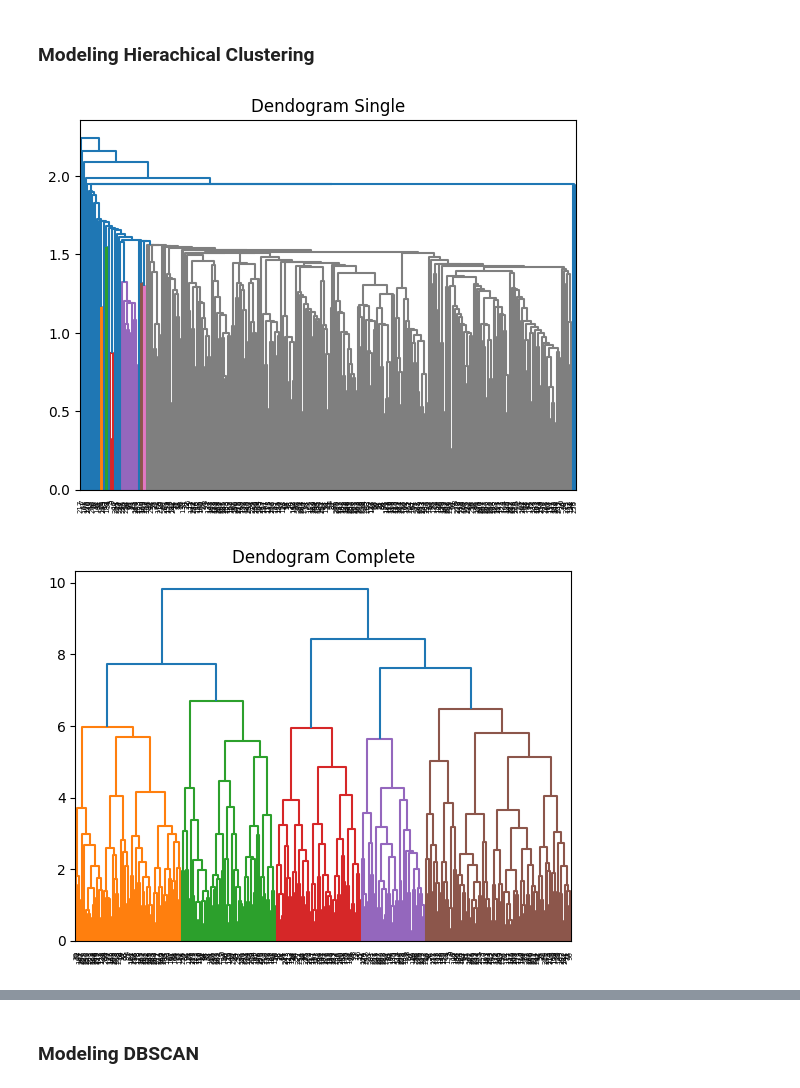
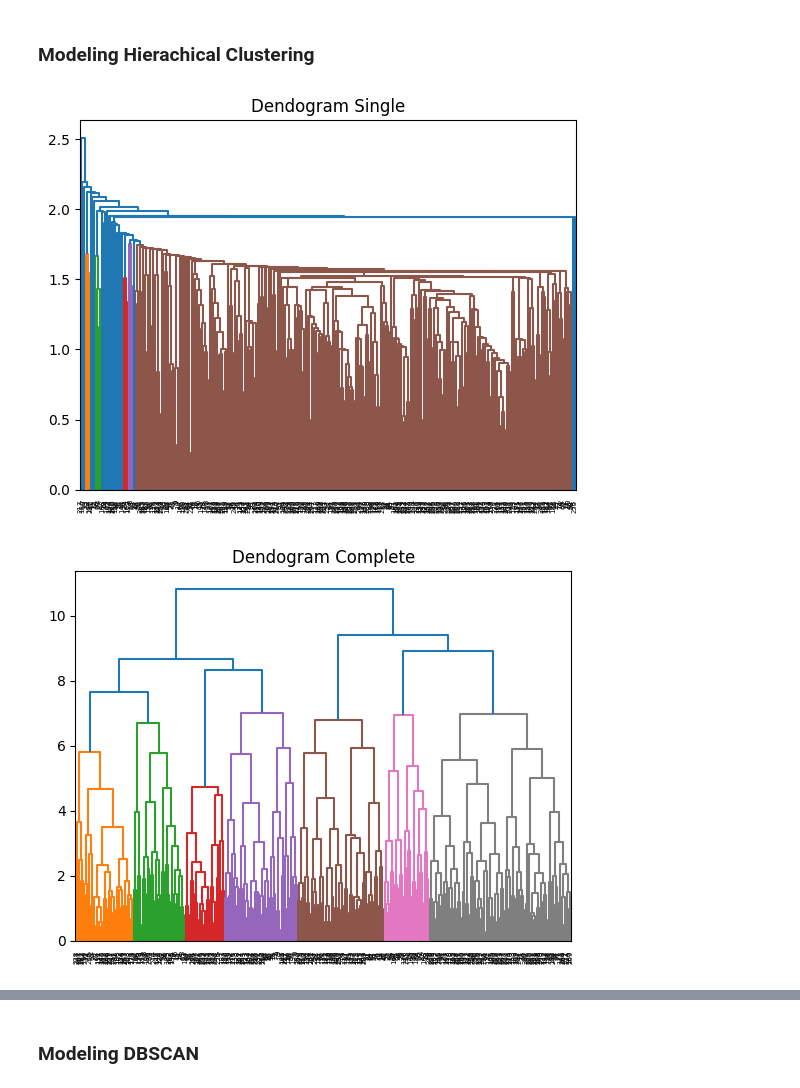
Before and after one commit to Jremiegii/Pembelajaran_Mesin, a Jupyter notebook: Pratikum6/HeartFailureClinical.ipynb, the cells around one changed output, grey strips where cells are left out. Drawn from its saved outputs; the diff is of its cells as text; code cells hidden in the pictures.

```diff
--- a/Pratikum6/HeartFailureClinical.ipynb
+++ b/Pratikum6/HeartFailureClinical.ipynb
@@ -307,17 +307,17 @@ K-means accuracy: 0.4816
 import scipy.cluster.hierarchy as shc
 # %%
 plt.title('Dendogram Single')
-cluster = shc.linkage(scaled_data.iloc[:,:-1], method='single', metric='cityblock')
+cluster = shc.linkage(scaled_data, method='single', metric='cityblock')
 shc.dendrogram(Z=cluster)
 plt.show()
 # %% [output]
-[figure, old version]
+[figure, new version]
 # %%
 plt.title('Dendogram Complete')
-cluster = shc.linkage(scaled_data.iloc[:,:-1], method='complete', metric='cityblock')
+cluster = shc.linkage(scaled_data, method='complete', metric='cityblock')
 shc.dendrogram(Z=cluster)
 plt.show()
 # %% [output]
-[figure, old version]
+[figure, new version]
 # %%
 plt.title('Dendogram Average')
```
Also changed, not shown: parts of 5 cells of this notebook, 6 other files.
